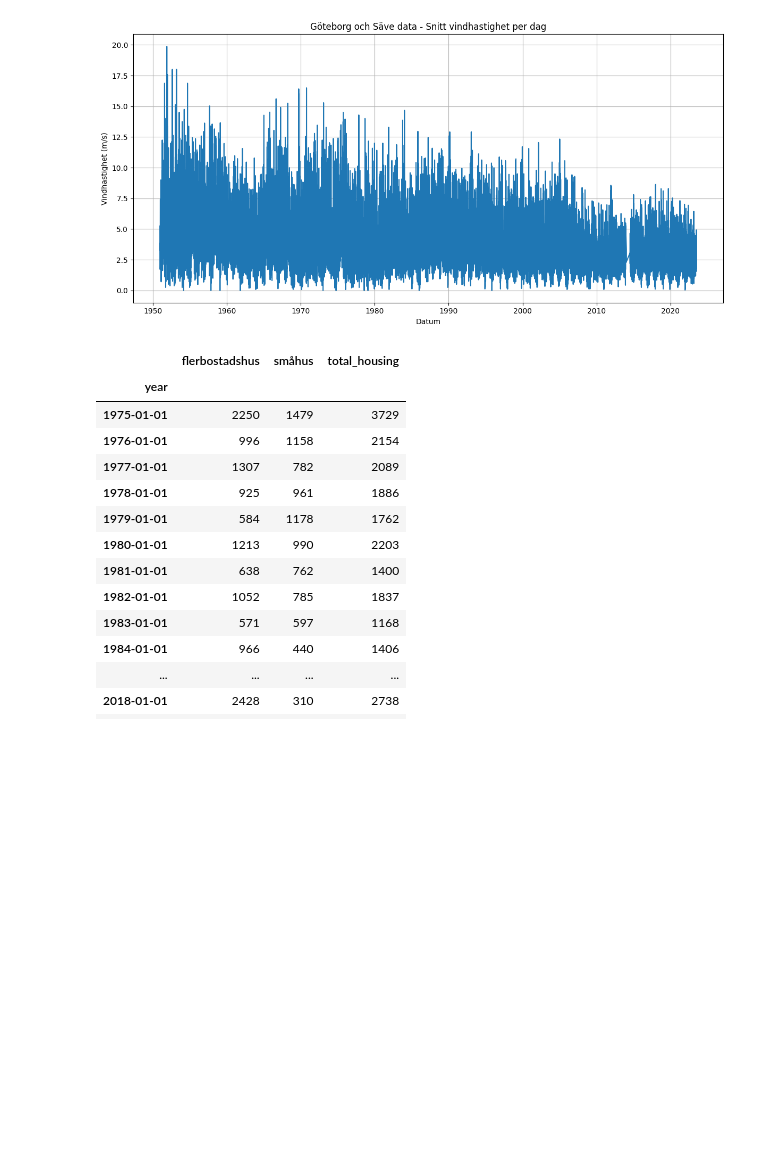
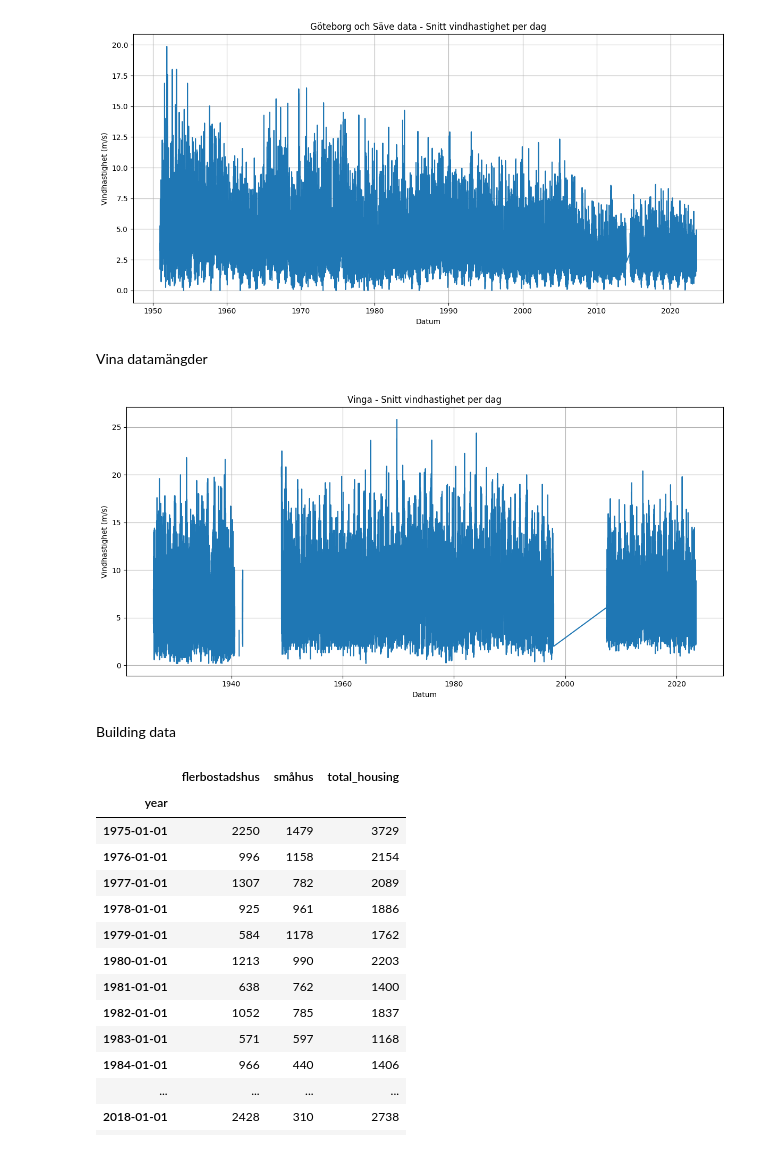
Before and after one commit to msteele919/projectwork, a Jupyter notebook: Correlations/wind_building_growth.ipynb, the cells around one changed output. Drawn from its saved outputs; the diff is of its cells as text; code cells hidden in the pictures; blank space fills up the shorter version.

```diff
--- a/Correlations/wind_building_growth.ipynb
+++ b/Correlations/wind_building_growth.ipynb
@@ -131,6 +131,31 @@ plt.tight_layout()
 plt.show()
 # %% [output]
 [figure]
+# %% [markdown]
+Vina datamängder
+# %%
+ving = pd.read_pickle('../Dataframes/df_wind_vinga.pkl')
+
+daily_wind_ving = ving.groupby(ving['Datum'])['Vindhastighet'].agg(['mean', 'median']).reset_index()
+
+daily_wind_ving.columns = ['Datum', 'Mean Wind Speed', 'Median Wind Speed']
+
+daily_wind_ving.set_index('Datum', inplace=True)
+
+plt.figure(figsize=(12, 6))
+plt.plot(daily_wind_ving.index, daily_wind_ving['Mean Wind Speed'])
+# plt.plot(daily_wind_ving.index, daily_wind_ving['Median Wind Speed'], label='Daily Median Wind Speed (m/s)')
+plt.xlabel('Datum')
+plt.ylabel('Vindhastighet (m/s)')
+plt.title('Vinga - Snitt vindhastighet per dag')
+plt.grid(True)
+
+plt.tight_layout()
+plt.show()
+# %% [output]
+[figure, added]
+# %% [markdown]
+Building data
 # %%
 df_2 = pd.read_excel('../data/SCB_årlig_nybyggda lagenheter_göteborg_1975_2023.xlsx')
 # %%
```
Also changed, not shown: 6 other files.
